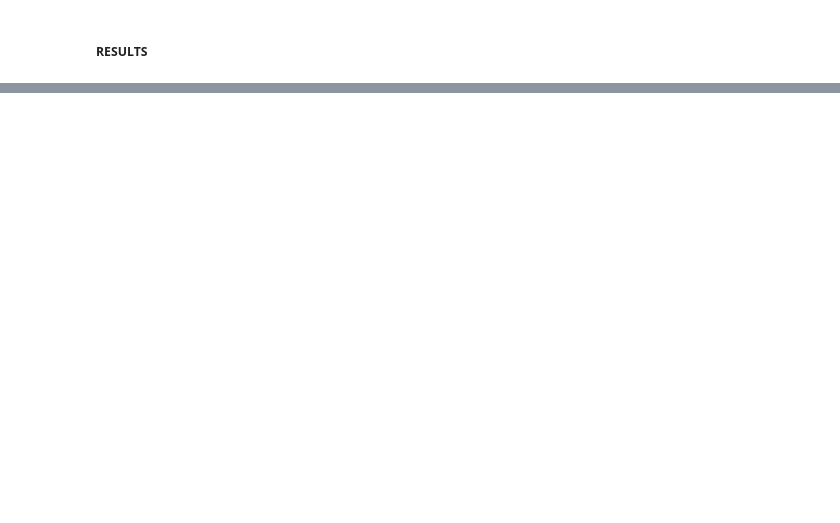
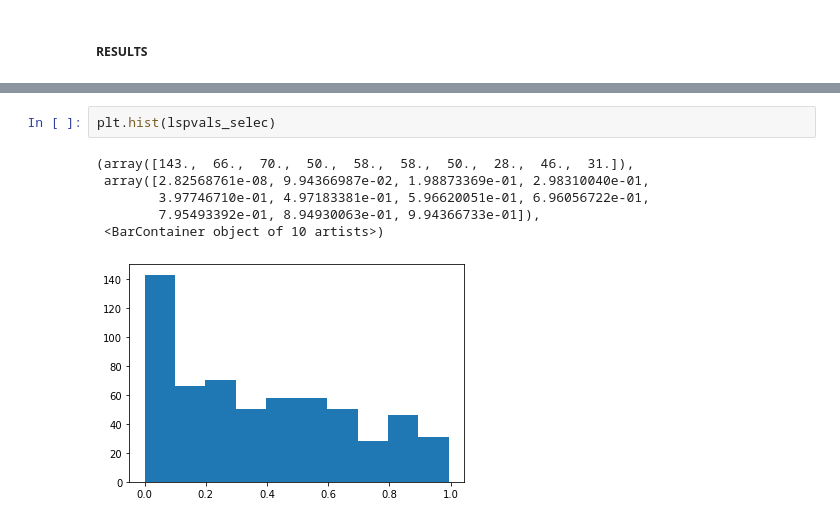
Before and after one commit to quentin-duchemin/SIGLE, a Jupyter notebook: SIGLE.ipynb, the cells around one changed output, grey strips where cells are left out. Cells and saved outputs as stored; diff of their text form; blank space fills up the shorter version.

```diff
--- a/SIGLE.ipynb
+++ b/SIGLE.ipynb
@@ -178,0 +248,9 @@ plot_cdf_pvalues(lists_pvalues, names, name_figsave=None)
+# %%
+plt.hist(lspvals_selec)
+# %% [output]
+(array([143.,  66.,  70.,  50.,  58.,  58.,  50.,  28.,  46.,  31.]),
+ array([2.82568761e-08, 9.94366987e-02, 1.98873369e-01, 2.98310040e-01,
+        3.97746710e-01, 4.97183381e-01, 5.96620051e-01, 6.96056722e-01,
+        7.95493392e-01, 8.94930063e-01, 9.94366733e-01]),
+ <BarContainer object of 10 artists>)
+[figure, added]
```
Also changed, not shown: parts of 17 cells of this notebook, 1 other file.
